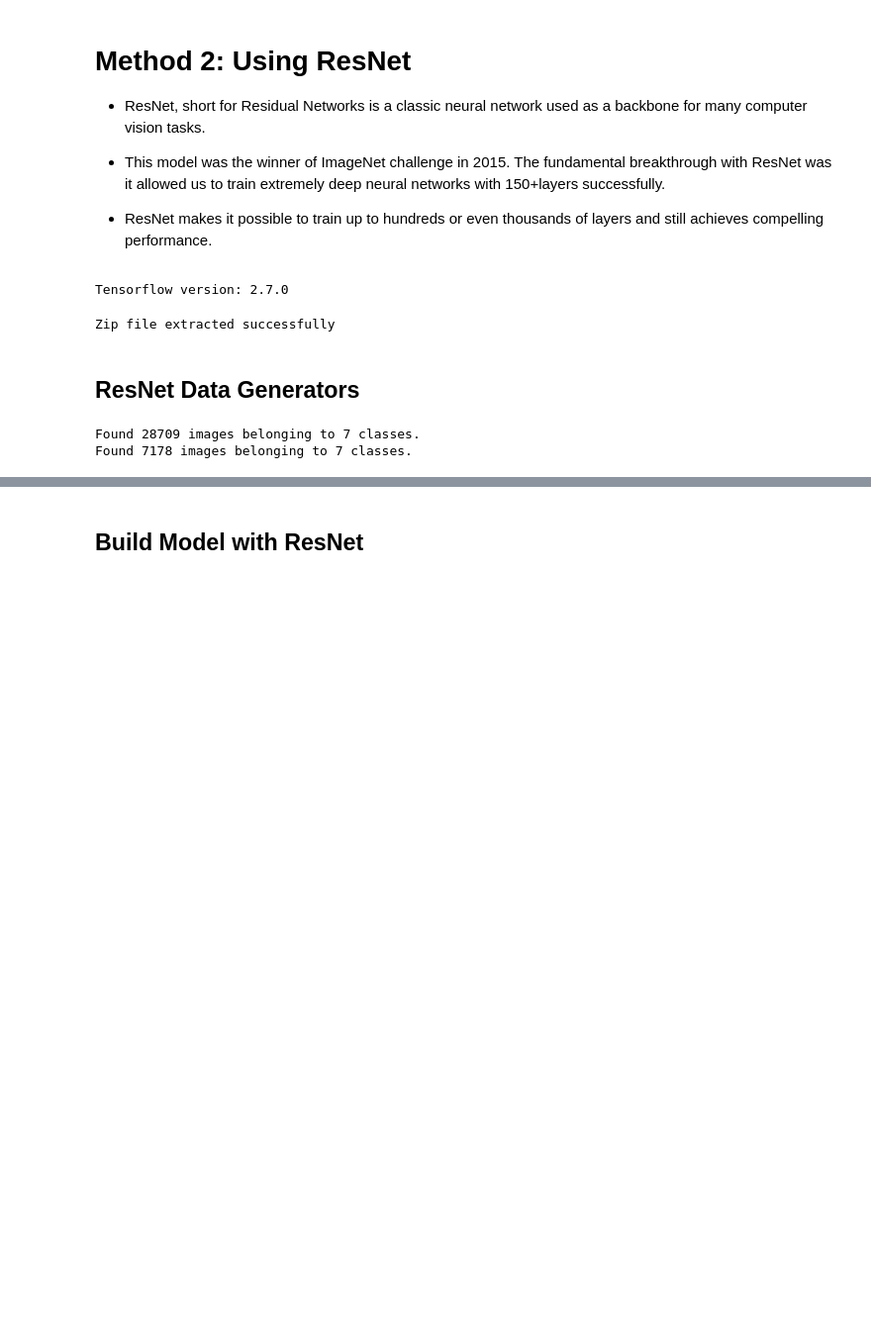
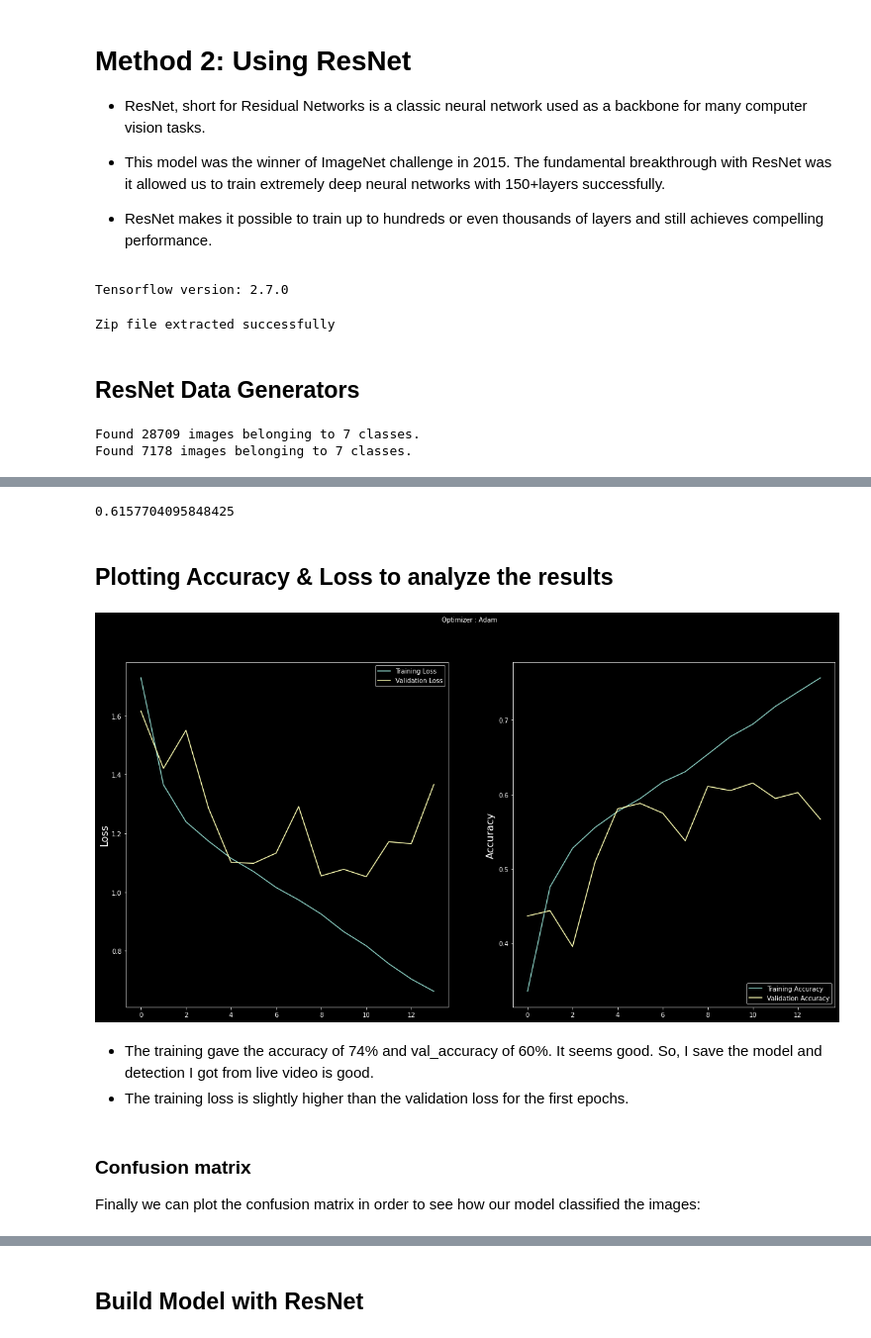
Before and after one commit to CodeWithSridhar/Live-Class-Monitoring-System-Face-Emotion-Recognition-, a Jupyter notebook: Live_Class_Monitoring_System(Face_Emotion_Recognition).ipynb, the cells around one changed output, grey strips where cells are left out. Shown at 99% size. Drawn from its saved outputs; the diff is of its cells as text; code cells hidden in the pictures; blank space fills up the shorter version.

```diff
--- a/Live_Class_Monitoring_System(Face_Emotion_Recognition).ipynb
+++ b/Live_Class_Monitoring_System(Face_Emotion_Recognition).ipynb
@@ -274,0 +307,19 @@ Found 7178 images belonging to 7 classes.
+# %%
+# Creating Image generators, for all train, validation, and test set
+training_gen=ImageDataGenerator(rescale=1./255)
+testing_gen=ImageDataGenerator(rescale=1./255)
+# %%
+# Creating  Training Dataset
+train_gen=training_gen.flow_from_directory(train_data,
+                                           target_size=(48,48),
+                                           batch_size=32,
+                                           color_mode='grayscale',
+                                           class_mode='categorical')
+
+# Creating Test Set
+test_gen=testing_gen.flow_from_directory(test_data,
+                                           target_size=(48,48),
+                                           batch_size=32,
+                                           color_mode='grayscale',
+                                           class_mode='categorical',
+                                           shuffle= False)
@@ -274,0 +464,34 @@ Found 7178 images belonging to 7 classes.
+# %%
+ # Accuracy Score of Our Model
+acc=accuracy_score(y_pred=np.argmax(predictions, axis=-1),y_true=test_gen.classes)
+acc
+# %% [output]
+0.6157704095848425
+# %% [markdown]
+## **Plotting Accuracy & Loss to analyze the results**
+# %%
+#Plotting Accuracy & Loss
+plt.style.use('dark_background')
+
+plt.figure(figsize=(20,10))
+plt.subplot(1, 2, 1)
+plt.suptitle('Optimizer : Adam', fontsize=10)
+plt.ylabel('Loss', fontsize=16)
+plt.plot(results.history['loss'], label='Training Loss')
+plt.plot(results.history['val_loss'], label='Validation Loss')
+plt.legend(loc='upper right')
+
+plt.subplot(1, 2, 2)
+plt.ylabel('Accuracy', fontsize=16)
+plt.plot(results.history['accuracy'], label='Training Accuracy')
+plt.plot(results.history['val_accuracy'], label='Validation Accuracy')
+plt.legend(loc='lower right')
+plt.show()
+# %% [output]
+[figure, added]
+# %% [markdown]
+- The training gave the accuracy of 74% and val_accuracy of 60%. It seems good. So, I save the model and detection I got from live video is good.
+- The training loss is slightly higher than the validation loss for the first epochs.
+# %% [markdown]
+### **Confusion matrix**
+Finally we can plot the confusion matrix in order to see how our model classified the images:
```
Also changed, not shown: parts of 21 cells of this notebook.
